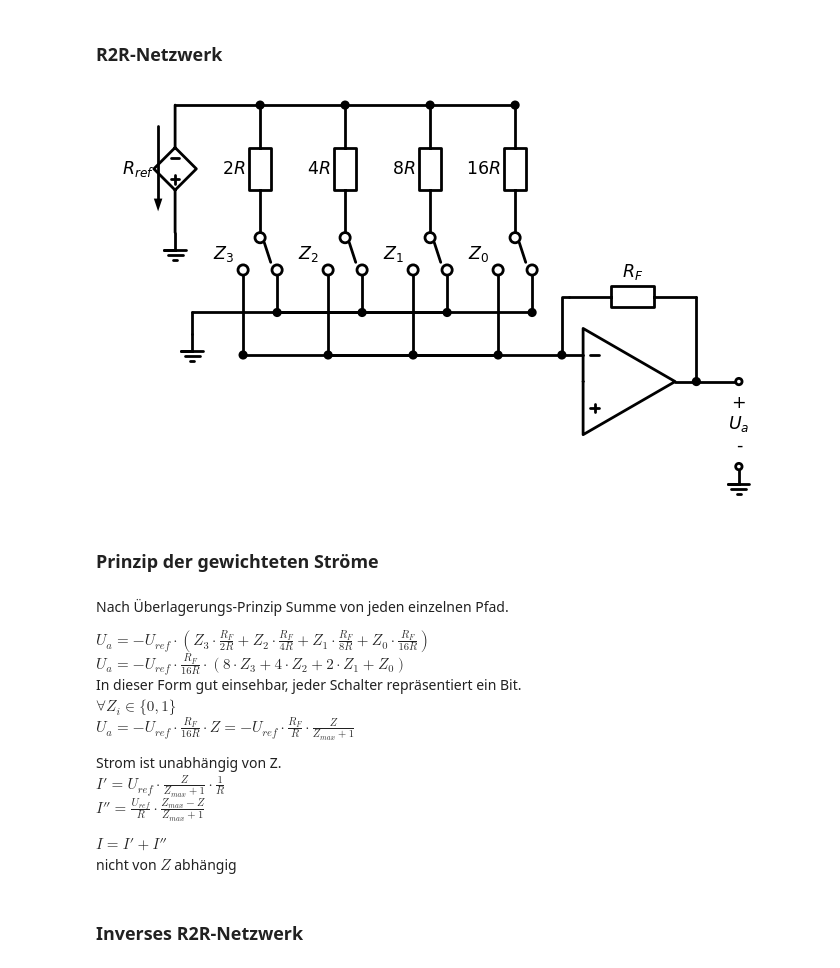
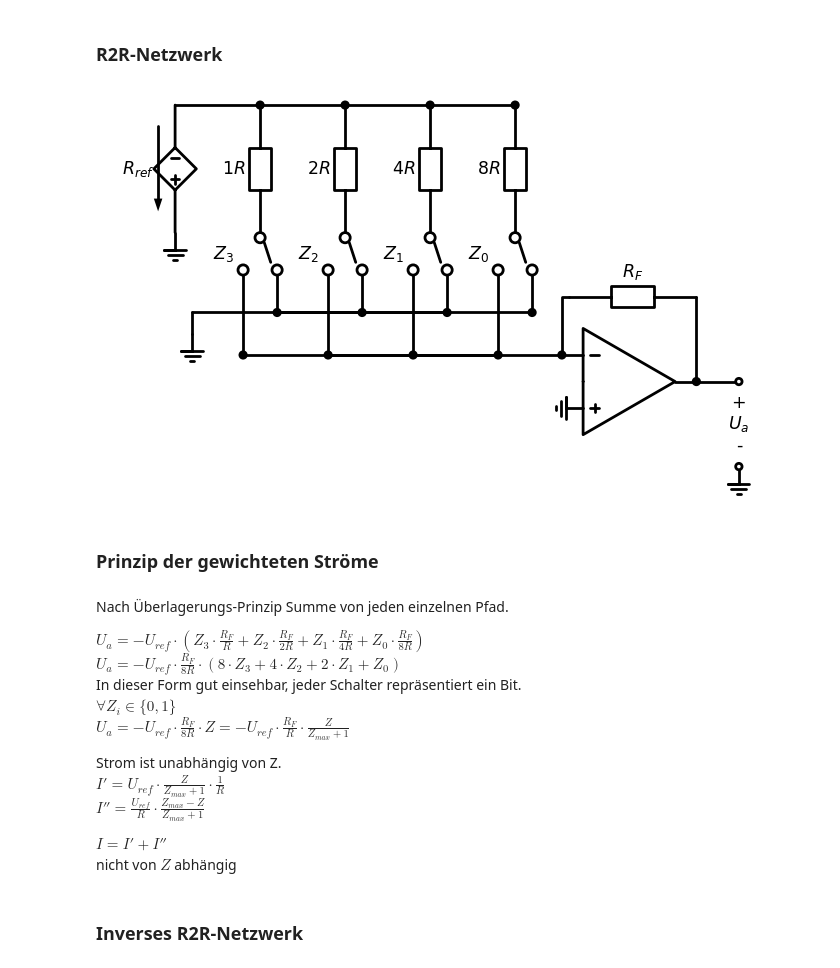
Before and after one commit to Dan00712/CompendiumMatura, a Jupyter notebook: notebooks/mtrs.ipynb, the cells around one changed output. Saved outputs shown, nothing was run; the diff lists cells and outputs as text; code cells hidden in the pictures.

```diff
--- a/notebooks/mtrs.ipynb
+++ b/notebooks/mtrs.ipynb
@@ -1199,7 +1199,7 @@ with schemdraw.Drawing() as d:
         d += elm.Line().dot().length(2)
         d.push()
         nr = 2**(N-i)
-        d += elm.ResistorIEC().down().label(f'${nr}R$')
+        d += elm.ResistorIEC().down().label(f'${int(nr/2)}R$')
         d += (z := elm.SwitchSpdt2().down().label(f'$Z_{i}$'))
         zs.append(z)
         d.pop()
@@ -1219,44 +1219,45 @@ with schemdraw.Drawing() as d:
     d += elm.Ground()
 
     zs.reverse()
     prev = None
     for z in zs:
         d += elm.Line().at(z.c).down().dot().length(2)
         if not prev:
             prev = d.here
             continue
         d += elm.Line().to(prev)
         prev = d.here
 
     d += elm.Line().length(1.5).dot()
     loop = d.here
     d += elm.Line().length(.5)
     d += (amp := elm.Opamp().anchor('in1'))
     d += elm.Line().length(.5).dot()
 
     d.push()
     d += elm.Line().up().length(2)
     d += elm.ResistorIEC().left().label('$R_F$')
     d += elm.Wire('-|').to(loop)
     d.pop()
 
     d += elm.Line().length(1)
     d += elm.Dot(open=True)
     d += elm.Gap().down().label(('+', '$U_a$','-')).length(2)
     d += elm.Dot(open=True)
     d += elm.Ground()
+    d += elm.Ground().down().at(amp.in2)
 # %% [output]
-[figure, old version]
+[figure, new version]
 # %% [markdown]
 ### Prinzip der gewichteten Ströme
 # %% [markdown]
 Nach Überlagerungs-Prinzip Summe von jeden einzelnen Pfad.
 
-$U_a = -U_{ref}\cdot \left(Z_3\cdot\frac{R_F}{2R} + Z_2\cdot\frac{R_F}{4R} + Z_1\cdot\frac{R_F}{8R} + Z_0\cdot\frac{R_F}{16R}\right)$
-$U_a = -U_{ref} \cdot \frac{R_F}{16R}\cdot (8\cdot Z_3 + 4\cdot Z_2 + 2 \cdot Z_1 + Z_0)$
+$U_a = -U_{ref}\cdot \left(Z_3\cdot\frac{R_F}{R} + Z_2\cdot\frac{R_F}{2R} + Z_1\cdot\frac{R_F}{4R} + Z_0\cdot\frac{R_F}{8R}\right)$
+$U_a = -U_{ref} \cdot \frac{R_F}{8R}\cdot (8\cdot Z_3 + 4\cdot Z_2 + 2 \cdot Z_1 + Z_0)$
 In dieser Form gut einsehbar, jeder Schalter repräsentiert ein Bit.
 $\forall Z_i \in \{0, 1\}$
-$U_a = -U_{ref} \cdot\frac{R_F}{16R}\cdot Z = -U_{ref}\cdot\frac{R_F}{R}\cdot \frac{Z}{Z_{max}  +1}$
+$U_a = -U_{ref} \cdot\frac{R_F}{8R}\cdot Z = -U_{ref}\cdot\frac{R_F}{R}\cdot \frac{Z}{Z_{max}  +1}$
 
 Strom ist unabhängig von Z.
 $I'  = U_{ref} \cdot \frac{Z}{Z_{max} + 1}\cdot \frac{1}{R}$
```
Also changed, not shown: parts of 1 cell of this notebook.
